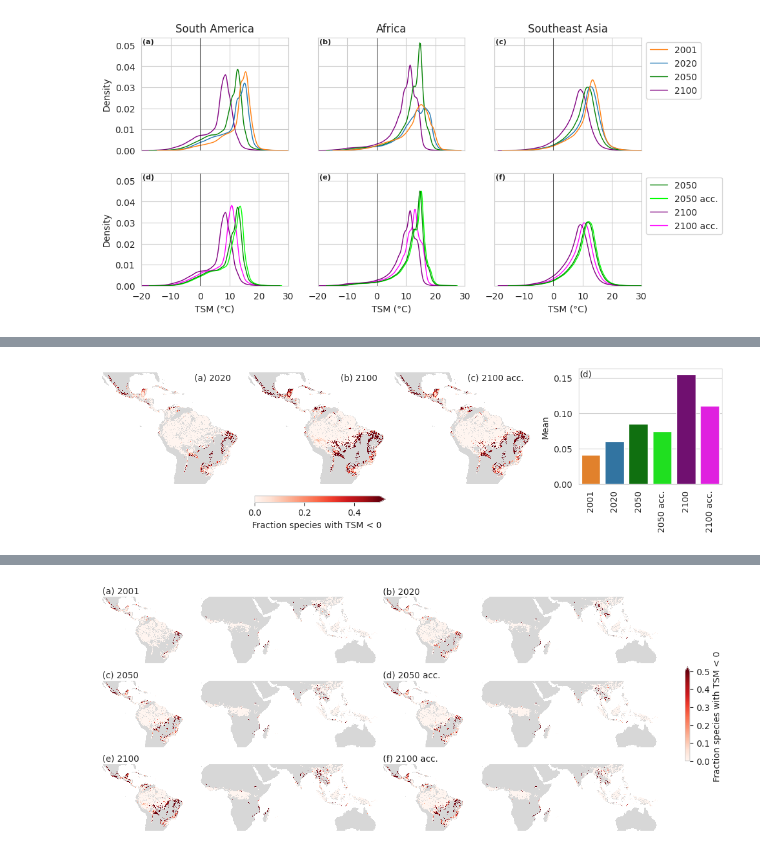
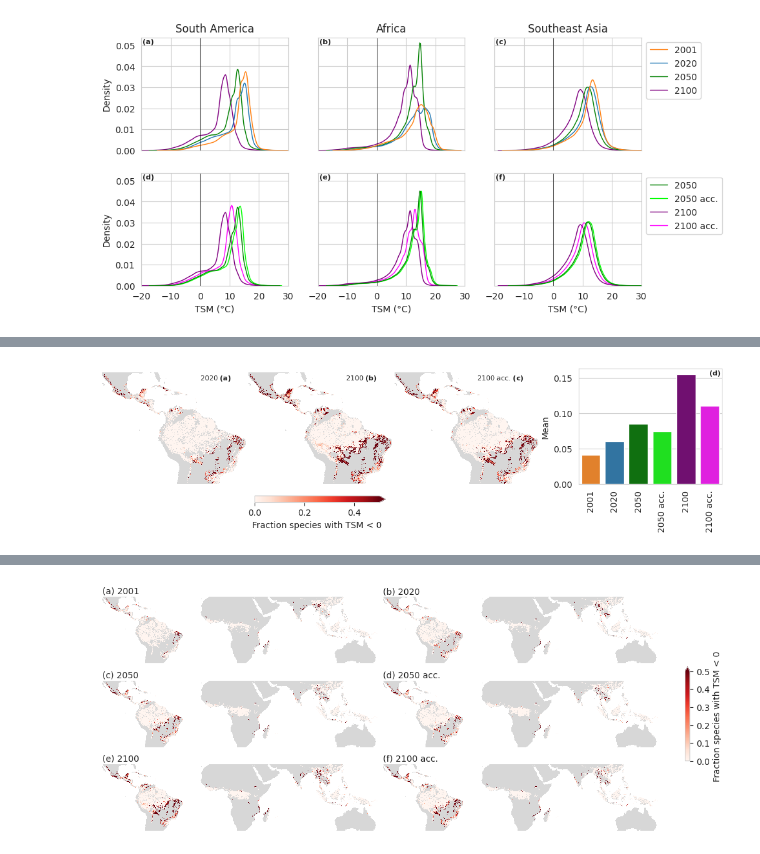
Before and after one commit to gaslen/Tcrit_tropical, a Jupyter notebook: figures.ipynb, the cells around one changed output, grey strips where cells are left out. Drawn from its saved outputs; the diff is of its cells as text; code cells hidden in the pictures.

```diff
--- a/figures.ipynb
+++ b/figures.ipynb
@@ -497,7 +601,7 @@ for continent, slice in geo_slices.items():
     }
 # %%
 rows = []
-for year in ['2020', '2050', '2050 acc.', '2100', '2100 acc.']:
+for year in ['2001', '2020', '2050', '2050 acc.', '2100', '2100 acc.']:
     total_total = 0
     total_neg_tsm = 0
     for continent, slice in geo_slices.items():
@@ -608,7 +721,7 @@ for ax, year, abc in zip((ax1, ax2), ['2050','2100'], ['(a)', '(b)']):
         cbar.set_ticklabels(['+0°C', '+7°C'])
         cbar.set_label('Δ LST', fontdict={'fontsize': 10}, labelpad=-20)
 
-    ax.text(-0.03, 0.97, abc, transform=ax.transAxes,fontsize=10, va='top', ha='left')
+    ax.text(-0.03, 0.97, abc, transform=ax.transAxes,fontsize=8,fontweight='bold', va='top', ha='left')
 
 plt.savefig("figures/resubmission/delta_LST_future_maps.pdf", bbox_inches='tight')
 # %% [output]
@@ -638,7 +765,7 @@ for ax, year, abc in zip((ax1, ax2, ax3), ['2020','2050','2100'], ['(a)', '(b)',
     ax.imshow(terra[slice_tropics], cmap=cmap_terra)
     ax.set_axis_off()
 
-    im = ax.imshow(sps_counts_dict[year], cmap=colormaps["Greens"], interpolation='none')
+    im = ax.imshow(sps_counts_dict[year][slice_tropics], cmap=colormaps["Greens"], interpolation='none')
     im.set_clim(1, 10)
 
     # keep map rasterized
@@ -651,7 +778,7 @@ for ax, year, abc in zip((ax1, ax2, ax3), ['2020','2050','2100'], ['(a)', '(b)',
         cbar.set_ticks([1, 5, 10])
         cbar.set_label('Number of species', fontdict={'fontsize': 10})
 
-    ax.text(0, 1.1, f"{abc} {year}", transform=ax.transAxes,fontsize=10, va='top', ha='left')
+    ax.text(0, 1.1, r"$\bf{" + abc + "}$ " + year, transform=ax.transAxes,fontsize=8, va='top', ha='left')
 
 plt.savefig("figures/resubmission/nb_species_maps.pdf", bbox_inches='tight')
 # %% [output]
@@ -745,0 +786,24 @@ plt.show()
+# %%
+mean = []
+total_mha = []
+mean_sa = []
+sa_mha = []
+non_zero_mean_sa=[]
+non_zero_sa_mha = []
+
+for key, array in frac_sps_neg_tsm.items():
+    mean.append(np.nanmean(array[slice_tropics]))
+    total_mha.append(compute_area_hectares(~np.isnan(array[slice_tropics]), slice_tropics) * 1e-6)
+
+    mean_sa.append(np.nanmean(array[geo_slices['south_america']]))
+    sa_mha.append(compute_area_hectares(~np.isnan(array[geo_slices['south_america']]), geo_slices['south_america']) * 1e-6)
+
+    non_zero_mean_sa.append(np.nanmean(array[geo_slices['south_america']][array[geo_slices['south_america']] > 0]))
+    non_zero_sa_mha.append(compute_area_hectares(array[geo_slices['south_america']] > 0, geo_slices['south_america']) * 1e-6)
+
+stats_df = pd.DataFrame({'year': frac_sps_neg_tsm.keys(),
+                         'mean': mean, 'total_mha': total_mha,
+                         'sa_mean': mean_sa, 'sa_mha': sa_mha,
+                         'sa_mean_non_zero': non_zero_mean_sa, 'sa_non_zero_mha': non_zero_sa_mha})
+stats_df['sa_frac_zero'] = 1- (stats_df['sa_non_zero_mha'] / stats_df['sa_mha'])
+stats_df
@@ -746,32 +818,31 @@ plt.show()
 # %%
 sns.set_style("whitegrid")
 fig, (ax1, ax2, ax3, ax4) = plt.subplots(1, 4, layout='constrained', figsize=(10, 2.8))
 fig.set_constrained_layout_pads(w_pad=0.02, h_pad=0.02, wspace=0.02, hspace=0)
 
 for ax, year, abc in zip((ax1, ax2, ax3), ['2020','2100','2100_acclim'], ['(a)', '(b)', '(c)']):
-    ax.imshow(terra[slice_tropics], cmap=cmap_terra)
+    ax.imshow(terra[geo_slices['south_america']], cmap=cmap_terra)
     ax.set_axis_off()
-    im = ax.imshow(frac_sps_neg_tsm[year][:,:10000], cmap='Reds', interpolation='none', vmin=0, vmax=0.5)
-    ax.text(0.9, 0.99, f"{abc} {year.replace('_acclim', ' acc.')}", transform=ax.transAxes,fontsize=10, va='top', ha='right')
+    im = ax.imshow(frac_sps_neg_tsm[year][geo_slices['south_america']], cmap='Reds', interpolation='none', vmin=0, vmax=0.5)
+    ax.text(0.9, 0.99, year.replace('_acclim', ' acc.') + r" $\bf{" + abc + "}$", transform=ax.transAxes, fontsize=8, va='top', ha='right')
 
     if year == '2100_acclim':
         cbar = fig.colorbar(im, ax = (ax1, ax2, ax3), shrink=0.3, orientation='horizontal', pad=-0.28, extend='max')
         cbar.set_label('Fraction species with TSM < 0', fontdict={'fontsize': 10})
 
     # keep map rasterized
     ax.set_rasterization_zorder(0)
     im.set_zorder(0)
     im.set_rasterized(True)
 
 colors = ['tab:orange', 'tab:blue', 'green', 'lime', 'purple', 'fuchsia']
 g = sns.barplot(stats_df, x='year', y='sa_mean', hue='year', palette=colors, ax=ax4)
 g.set_xticklabels(labels=['2001','2020','2050','2050 acc.','2100','2100 acc.'], rotation=90)
 g.set_yticks([0,0.05,0.1,0.15])
 ax4.set_ylabel('Mean')
 ax4.set_xlabel(None)
-ax4.text(0.99, 0.99, f"(d)", transform=ax4.transAxes,fontsize=10, va='top', ha='right')
+ax4.text(0.99, 0.99, f"(d)", transform=ax4.transAxes,fontsize=8, fontweight='bold', va='top', ha='right')
 
 plt.savefig("figures/resubmission/frac_species_neg_TSM_SA.pdf", bbox_inches='tight')
-# plt.show()
 # %% [output]
-[figure, old version]
+[figure, new version]
```
Also changed, not shown: parts of 53 cells of this notebook, 1 other file.
